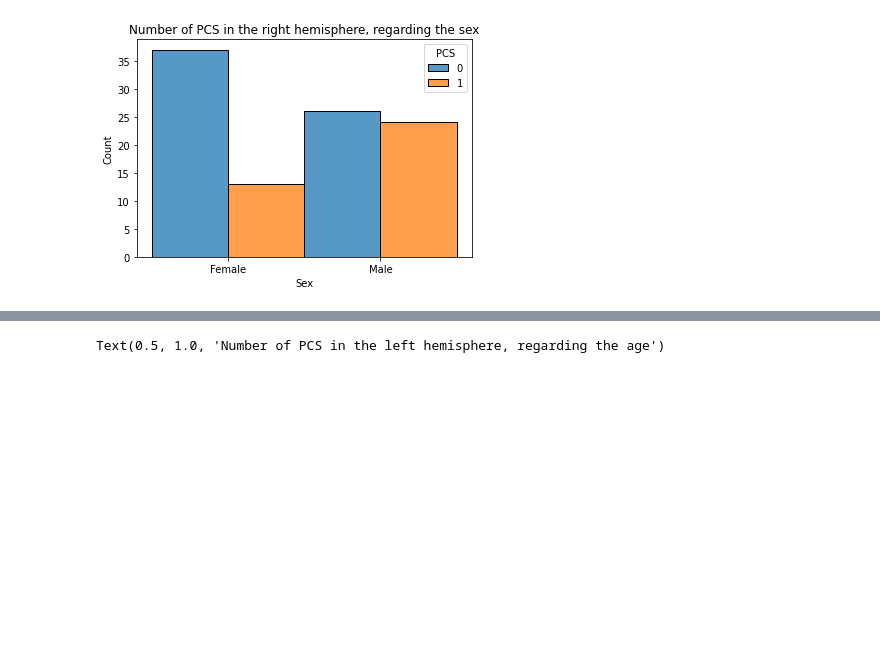
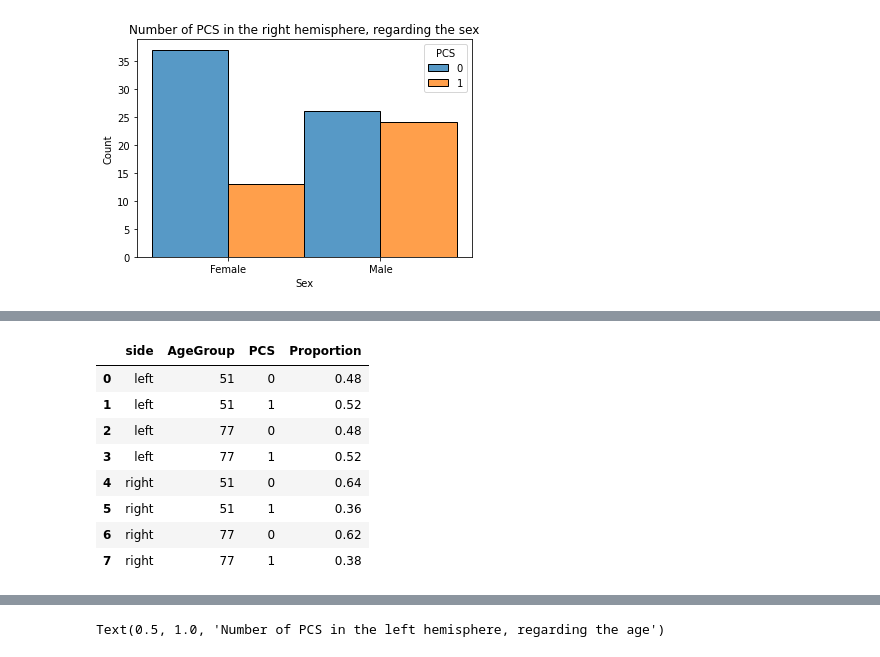
Before and after one commit to neurospin-projects/2024_adufournet_sulcus_genetics, a Jupyter notebook: notebooks/UKB/Labellisation/inter_raters_var.ipynb, the cells around one changed output, grey strips where cells are left out. Cells and saved outputs as stored; diff of their text form; code cells hidden in the pictures; blank space fills up the shorter version.

```diff
--- a/notebooks/UKB/Labellisation/inter_raters_var.ipynb
+++ b/notebooks/UKB/Labellisation/inter_raters_var.ipynb
@@ -207,0 +226,31 @@ Text(0.5, 1.0, 'Number of PCS in the right hemisphere, regarding the sex')
+# %%
+def assign_age_group(age):
+    if age <= 62 :   # roughly 50.7 ± 1.5
+        return 51
+    elif 62 <= age : # roughly 76.5 ± 1.5
+        return 77
+    else:
+        return None  # exclude others if any
+
+df = all_results.copy()
+df["AgeGroup"] = df["Age"].apply(assign_age_group)
+
+prop_df = (
+    df.groupby(["side", "AgeGroup", "PCS"])
+      .size()
+      .groupby(level=[0,1])
+      .apply(lambda x: x / x.sum())
+      .reset_index(name="Proportion")
+)
+
+prop_df
+# %% [output]
+|  | side | AgeGroup | PCS | Proportion |
+| 0 | left | 51 | 0 | 0.48 |
+| 1 | left | 51 | 1 | 0.52 |
+| 2 | left | 77 | 0 | 0.48 |
+| 3 | left | 77 | 1 | 0.52 |
+| 4 | right | 51 | 0 | 0.64 |
+| 5 | right | 51 | 1 | 0.36 |
+| 6 | right | 77 | 0 | 0.62 |
+| 7 | right | 77 | 1 | 0.38 |
```
Also changed, not shown: parts of 4 cells of this notebook.
